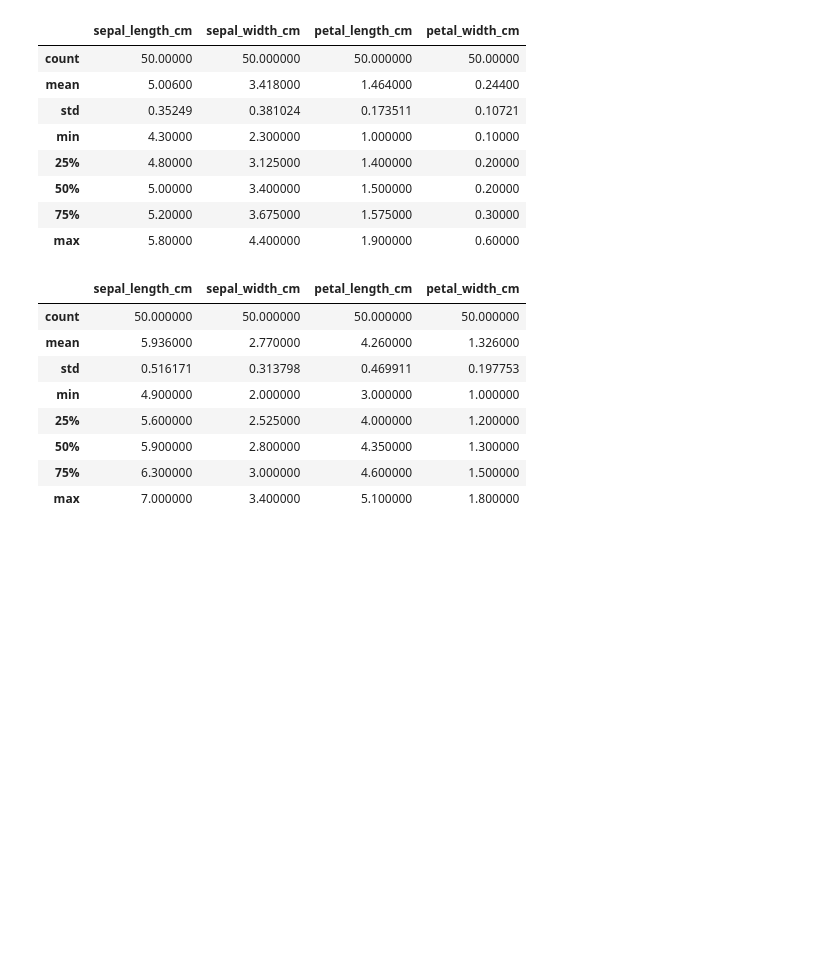
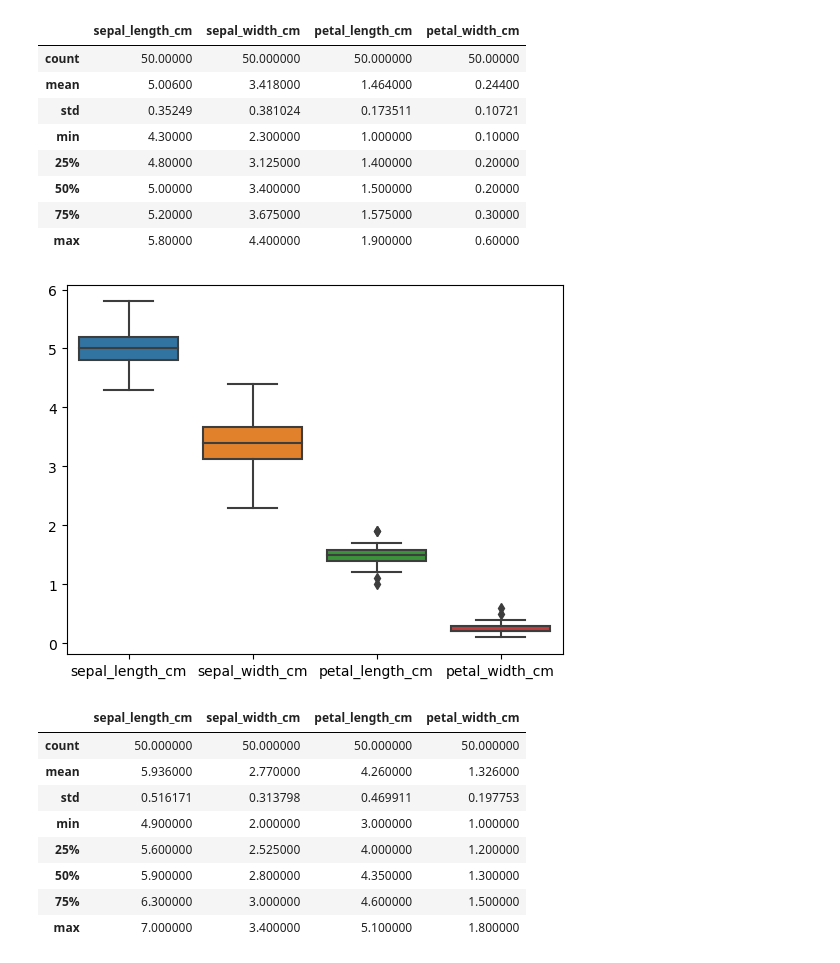
Before and after one commit to IreneKilgannon/pands-project, a Jupyter notebook: analysis.ipynb, the cells around one changed output. Saved outputs shown, nothing was run; the diff lists cells and outputs as text; code cells hidden in the pictures; blank space fills up the shorter version.

Commit message:
box plots of each of the iris species

```diff
--- a/analysis.ipynb
+++ b/analysis.ipynb
@@ -79,6 +80,13 @@ setosa.describe()
 | 50% | 5.00000 | 3.400000 | 1.500000 | 0.20000 |
 | 75% | 5.20000 | 3.675000 | 1.575000 | 0.30000 |
 | max | 5.80000 | 4.400000 | 1.900000 | 0.60000 |
+# %%
+#Box plot of above, add titles
+
+sns.boxplot(setosa)
+plt.show()
+# %% [output]
+[figure, added]
 # %%
 versicolor = iris[iris['species'] == 'Iris-versicolor']
 versicolor.describe()
```
Also changed, not shown: parts of 6 cells of this notebook, 1 other file.
